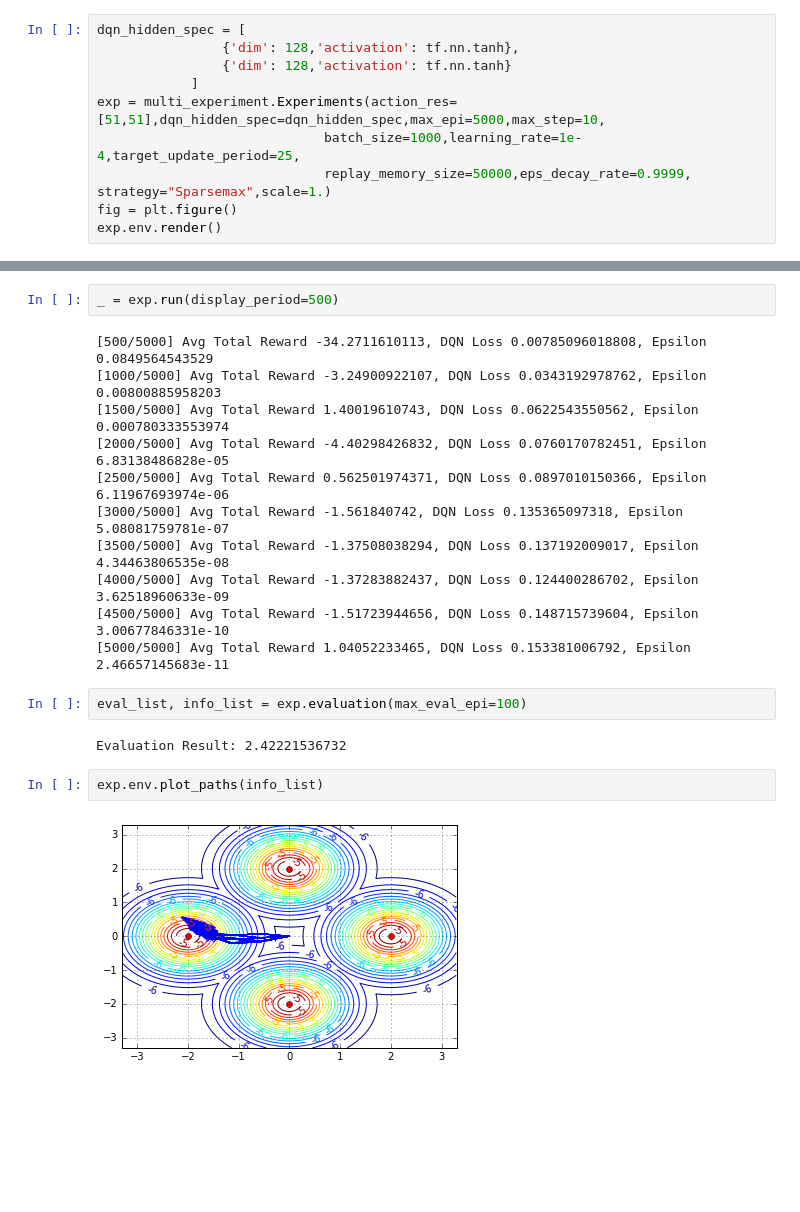
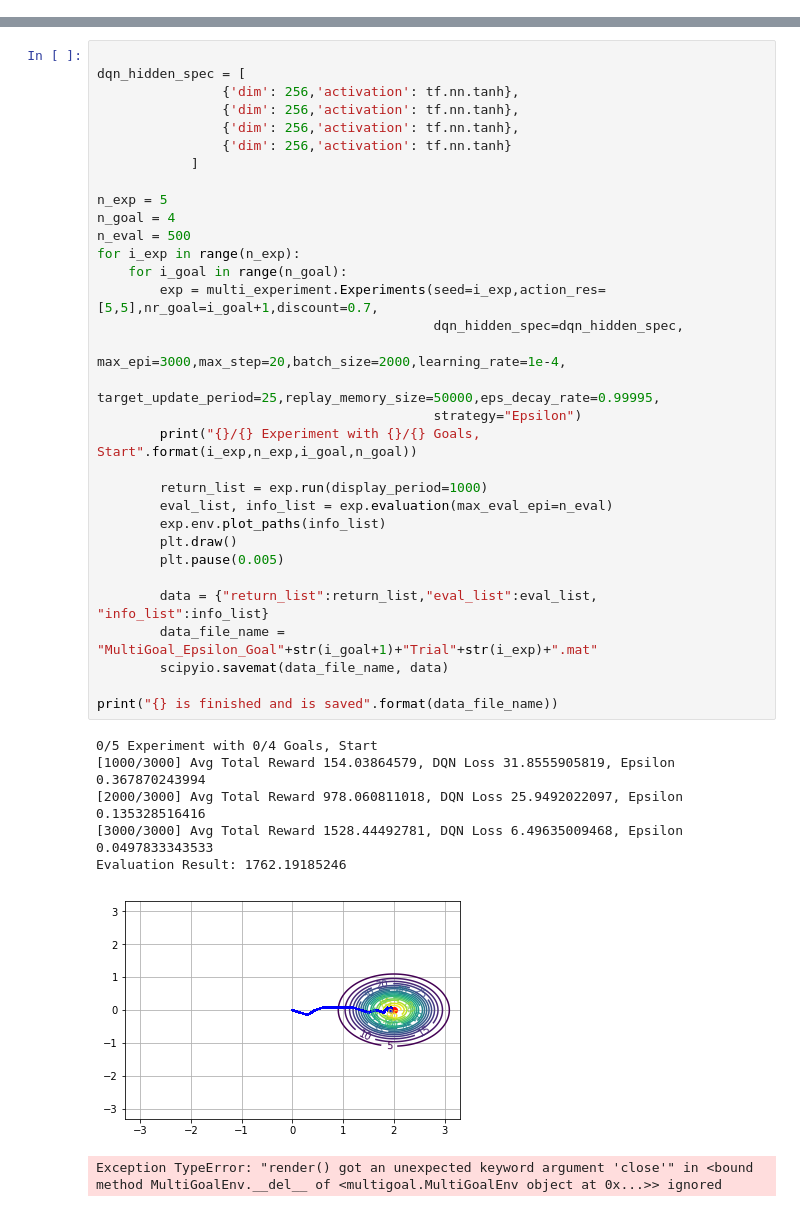
Before and after one commit to kyungjaelee/sparse_deep_q_learning, a Jupyter notebook: dqn_exp_multigoal.ipynb, the cells around one changed output, grey strips where cells are left out. Drawn from its saved outputs; the diff is of its cells as text; blank space fills up the shorter version.

```diff
--- a/dqn_exp_multigoal.ipynb
+++ b/dqn_exp_multigoal.ipynb
@@ -6,10 +10,0 @@ from matplotlib import pyplot as plt
-# %%
-dqn_hidden_spec = [
-                {'dim': 128,'activation': tf.nn.tanh},
-                {'dim': 128,'activation': tf.nn.tanh}
-            ]
-exp = multi_experiment.Experiments(action_res=[51,51],dqn_hidden_spec=dqn_hidden_spec,max_epi=5000,max_step=10,
-                             batch_size=1000,learning_rate=1e-4,target_update_period=25,
-                             replay_memory_size=50000,eps_decay_rate=0.9999, strategy="Sparsemax",scale=1.)
-fig = plt.figure()
-exp.env.render()
@@ -18,21 +11,40 @@ exp.env.render()
-# %%
-_ = exp.run(display_period=500)
-# %% [output]
-[500/5000] Avg Total Reward -34.2711610113, DQN Loss 0.00785096018808, Epsilon 0.0849564543529
-[1000/5000] Avg Total Reward -3.24900922107, DQN Loss 0.0343192978762, Epsilon 0.00800885958203
-[1500/5000] Avg Total Reward 1.40019610743, DQN Loss 0.0622543550562, Epsilon 0.000780333553974
-[2000/5000] Avg Total Reward -4.40298426832, DQN Loss 0.0760170782451, Epsilon 6.83138486828e-05
-[2500/5000] Avg Total Reward 0.562501974371, DQN Loss 0.0897010150366, Epsilon 6.11967693974e-06
-[3000/5000] Avg Total Reward -1.561840742, DQN Loss 0.135365097318, Epsilon 5.08081759781e-07
-[3500/5000] Avg Total Reward -1.37508038294, DQN Loss 0.137192009017, Epsilon 4.34463806535e-08
-[4000/5000] Avg Total Reward -1.37283882437, DQN Loss 0.124400286702, Epsilon 3.62518960633e-09
-[4500/5000] Avg Total Reward -1.51723944656, DQN Loss 0.148715739604, Epsilon 3.00677846331e-10
-[5000/5000] Avg Total Reward 1.04052233465, DQN Loss 0.153381006792, Epsilon 2.46657145683e-11
-# %%
-eval_list, info_list = exp.evaluation(max_eval_epi=100)
-# %% [output]
-Evaluation Result: 2.42221536732
-# %%
-exp.env.plot_paths(info_list)
-# %% [output]
-[figure, removed]
+# %%
+
+dqn_hidden_spec = [
+                {'dim': 256,'activation': tf.nn.tanh},
+                {'dim': 256,'activation': tf.nn.tanh},
+                {'dim': 256,'activation': tf.nn.tanh},
+                {'dim': 256,'activation': tf.nn.tanh}
+            ]
+
+n_exp = 5
+n_goal = 4
+n_eval = 500
+for i_exp in range(n_exp):
+    for i_goal in range(n_goal):
+        exp = multi_experiment.Experiments(seed=i_exp,action_res=[5,5],nr_goal=i_goal+1,discount=0.7,
+                                           dqn_hidden_spec=dqn_hidden_spec,
+                                           max_epi=3000,max_step=20,batch_size=2000,learning_rate=1e-4,
+                                           target_update_period=25,replay_memory_size=50000,eps_decay_rate=0.99995,
+                                           strategy="Epsilon")
+        print("{}/{} Experiment with {}/{} Goals, Start".format(i_exp,n_exp,i_goal,n_goal))
+
+        return_list = exp.run(display_period=1000)
+        eval_list, info_list = exp.evaluation(max_eval_epi=n_eval)
+        exp.env.plot_paths(info_list)
+        plt.draw()
+        plt.pause(0.005)
+
+        data = {"return_list":return_list,"eval_list":eval_list, "info_list":info_list}
+        data_file_name = "MultiGoal_Epsilon_Goal"+str(i_goal+1)+"Trial"+str(i_exp)+".mat"
+        scipyio.savemat(data_file_name, data)
+
+print("{} is finished and is saved".format(data_file_name))
+# %% [output]
+0/5 Experiment with 0/4 Goals, Start
+[1000/3000] Avg Total Reward 154.03864579, DQN Loss 31.8555905819, Epsilon 0.367870243994
+[2000/3000] Avg Total Reward 978.060811018, DQN Loss 25.9492022097, Epsilon 0.135328516416
+[3000/3000] Avg Total Reward 1528.44492781, DQN Loss 6.49635009468, Epsilon 0.0497833343533
+Evaluation Result: 1762.19185246
+[figure, added]
+Exception TypeError: "render() got an unexpected keyword argument 'close'" in <bound method MultiGoalEnv.__del__ of <multigoal.MultiGoalEnv object at 0x...>> ignored
```
Also changed, not shown: parts of 3 cells of this notebook, 2 other files.
